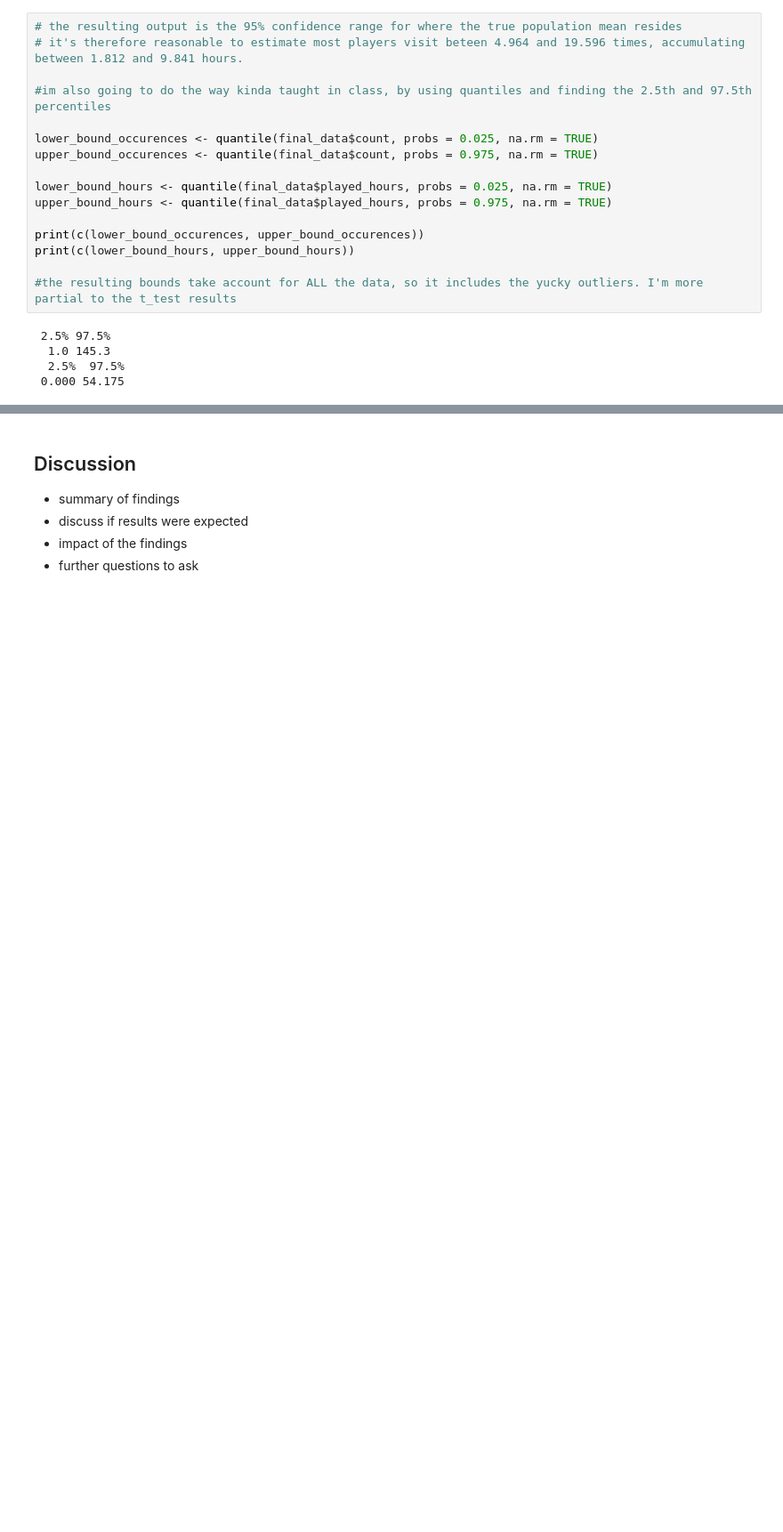
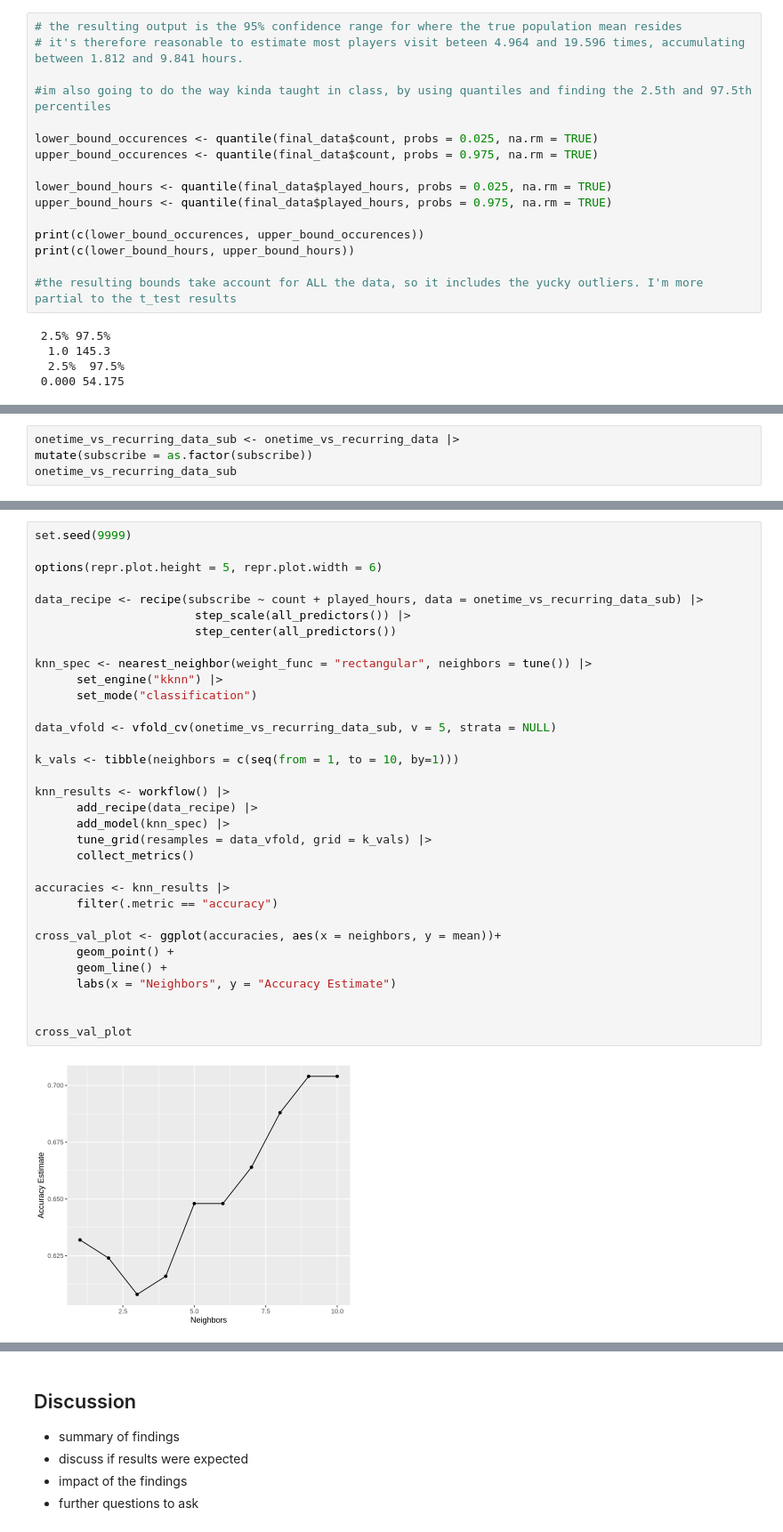
Before and after one commit to clam171/DSCI-100---S6G16, a Jupyter notebook: DSCI 100(S6G16) Project.ipynb, the cells around one changed output, grey strips where cells are left out. Shown at 89% size. Saved outputs shown, nothing was run; the diff lists cells and outputs as text; blank space fills up the shorter version.

Commit message:
Add Classification Process

```diff
--- a/DSCI 100(S6G16) Project.ipynb
+++ b/DSCI 100(S6G16) Project.ipynb
@@ -327,0 +333,4 @@ A grouped_df: 125 × 10
+# %%
+onetime_vs_recurring_data_sub <- onetime_vs_recurring_data |>
+mutate(subscribe = as.factor(subscribe))
+onetime_vs_recurring_data_sub
@@ -327,0 +374,35 @@ A grouped_df: 125 × 10
+# %%
+set.seed(9999)
+
+options(repr.plot.height = 5, repr.plot.width = 6)
+
+data_recipe <- recipe(subscribe ~ count + played_hours, data = onetime_vs_recurring_data_sub) |>
+                       step_scale(all_predictors()) |>
+                       step_center(all_predictors())
+
+knn_spec <- nearest_neighbor(weight_func = "rectangular", neighbors = tune()) |>
+      set_engine("kknn") |>
+      set_mode("classification")
+
+data_vfold <- vfold_cv(onetime_vs_recurring_data_sub, v = 5, strata = NULL)
+
+k_vals <- tibble(neighbors = c(seq(from = 1, to = 10, by=1)))
+
+knn_results <- workflow() |>
+      add_recipe(data_recipe) |>
+      add_model(knn_spec) |>
+      tune_grid(resamples = data_vfold, grid = k_vals) |>
+      collect_metrics()
+
+accuracies <- knn_results |>
+      filter(.metric == "accuracy")
+
+cross_val_plot <- ggplot(accuracies, aes(x = neighbors, y = mean))+
+      geom_point() +
+      geom_line() +
+      labs(x = "Neighbors", y = "Accuracy Estimate")
+
+
+cross_val_plot
+# %% [output]
+[figure, added]
```
Also changed, not shown: parts of 16 cells of this notebook.
